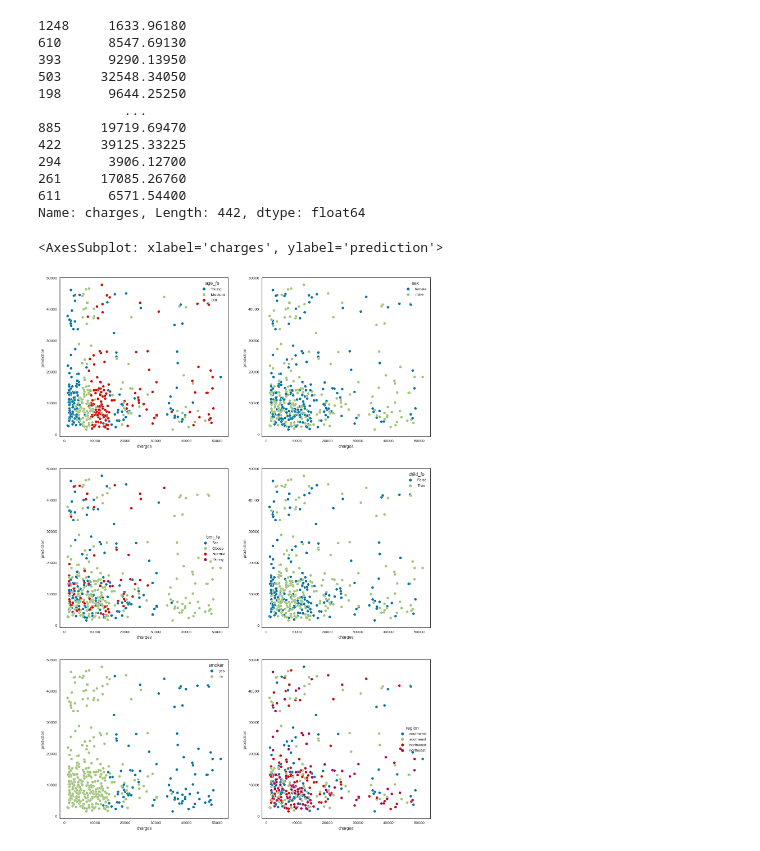
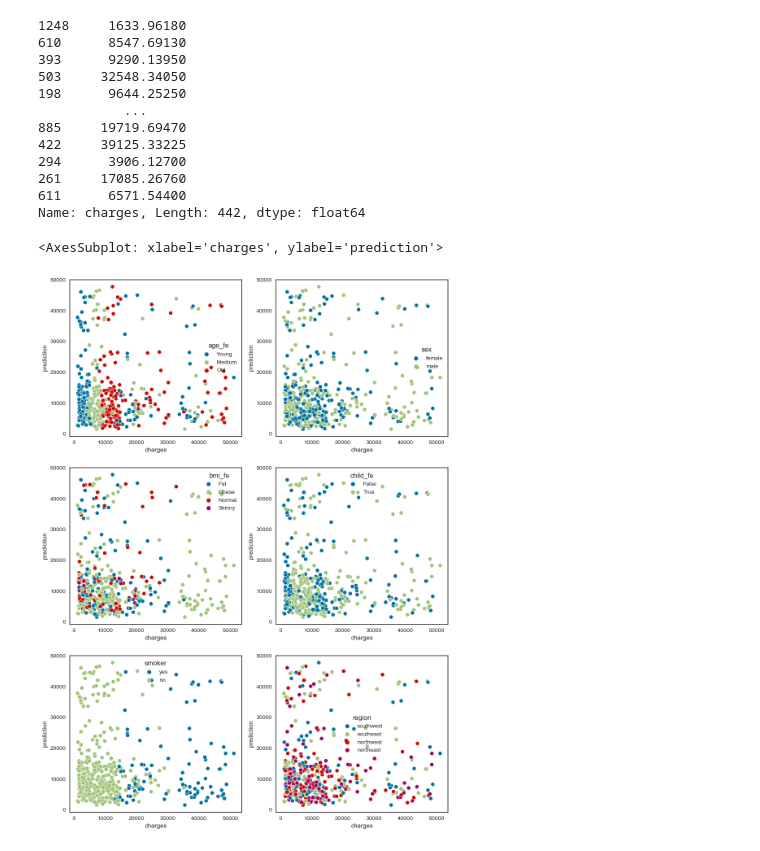
Before and after one commit to infoshareacademy/jdszr8-mmpk, a Jupyter notebook: ML/models/XGB_MZ_v1.ipynb, the cells around one changed output. Saved outputs shown, nothing was run; the diff lists cells and outputs as text; code cells hidden in the pictures.

```diff
--- a/ML/models/XGB_MZ_v1.ipynb
+++ b/ML/models/XGB_MZ_v1.ipynb
@@ -292,23 +292,23 @@ y_test
 611      6571.54400
 Name: charges, Length: 442, dtype: float64
 # %%
-plt.figure(figsize = (17, 25))
+plt.figure(figsize = (12, 17))
 plt.style.use('seaborn-white')
 plt.subplot(321)
 sns.scatterplot(x="charges", y="prediction",hue="age_fe", data=df_viz1)
 plt.subplot(322)
 sns.scatterplot(x="charges", y="prediction",hue="sex", data=df_viz1)
 plt.subplot(323)
 sns.scatterplot(x="charges", y="prediction",hue="bmi_fe", data=df_viz1)
 plt.subplot(324)
 sns.scatterplot(x="charges", y="prediction",hue="child_fe", data=df_viz1)
 plt.subplot(325)
 sns.scatterplot(x="charges", y="prediction",hue="smoker", data=df_viz1)
 plt.subplot(326)
 sns.scatterplot(x="charges", y="prediction",hue="region", data=df_viz1)
 # %% [output]
 <AxesSubplot: xlabel='charges', ylabel='prediction'>
-[figure, old version]
+[figure, new version]
 # %%
 y_pred == y_test
 # %%
```
